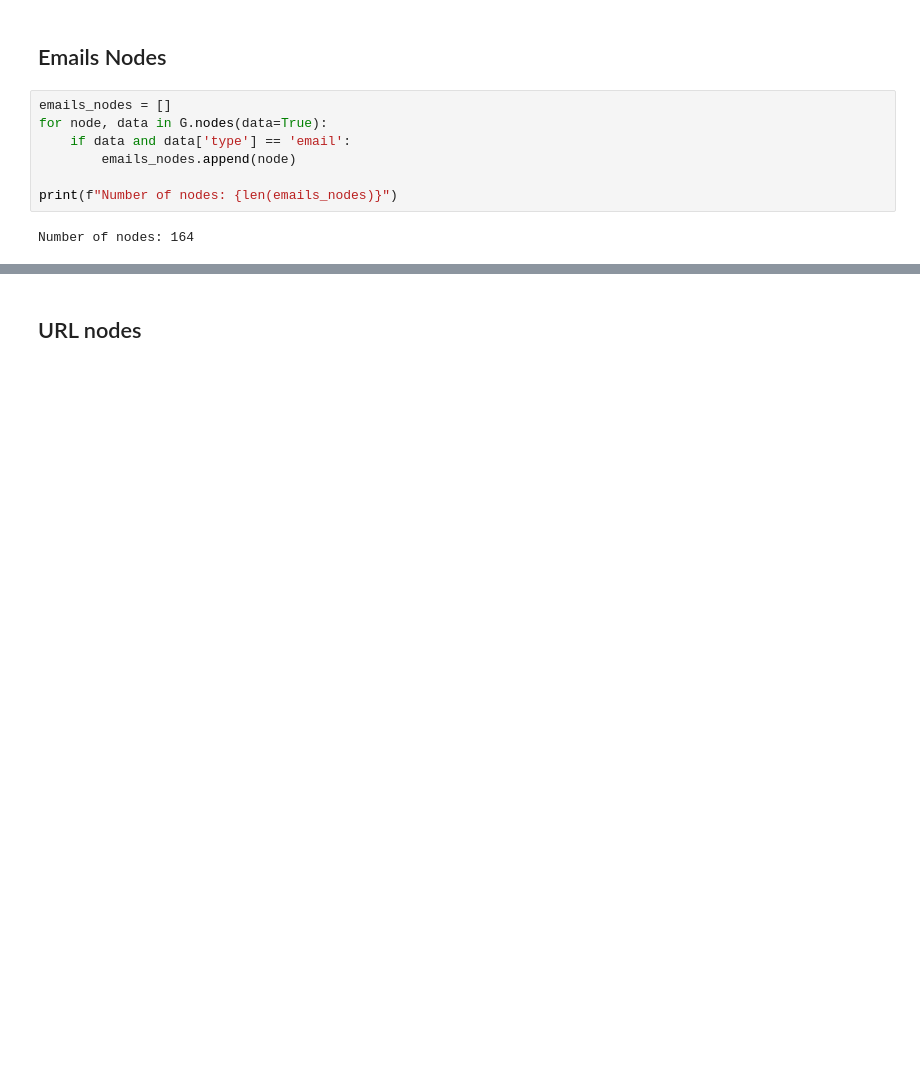
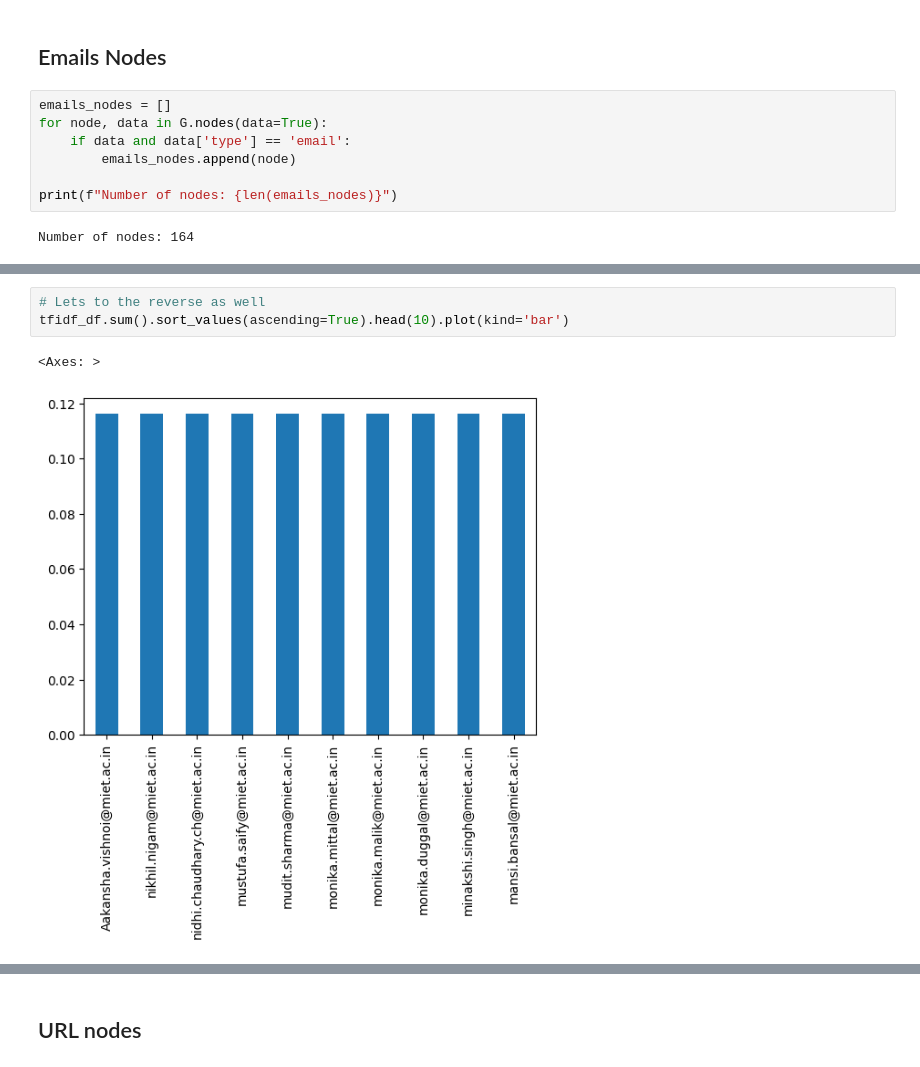
Before and after one commit to BIGdeadLock/Graph-Crawler, a Jupyter notebook: notebooks/EDA.ipynb, the cells around one changed output, grey strips where cells are left out. Saved outputs shown, nothing was run; the diff lists cells and outputs as text; blank space fills up the shorter version.

```diff
--- a/notebooks/EDA.ipynb
+++ b/notebooks/EDA.ipynb
@@ -82,0 +133,6 @@ sorted(relevant.items(), key=lambda x: x[1], reverse=True)
+# %%
+# Lets to the reverse as well
+tfidf_df.sum().sort_values(ascending=True).head(10).plot(kind='bar')
+# %% [output]
+<Axes: >
+[figure, added]
```
Also changed, not shown: parts of 34 cells of this notebook, 5 other files.
